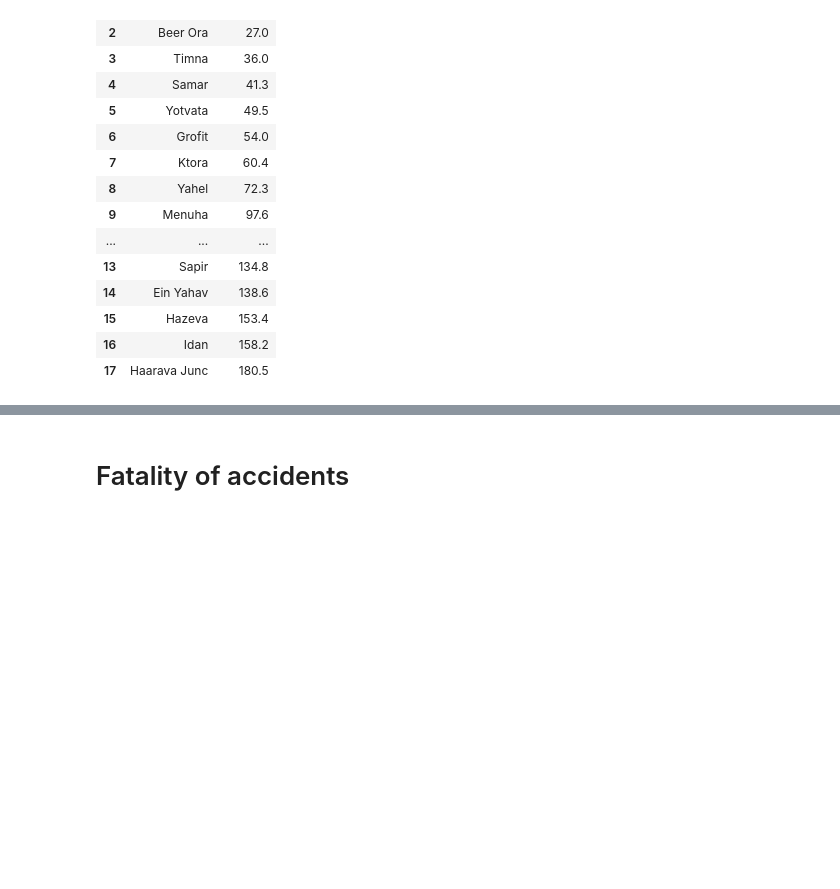
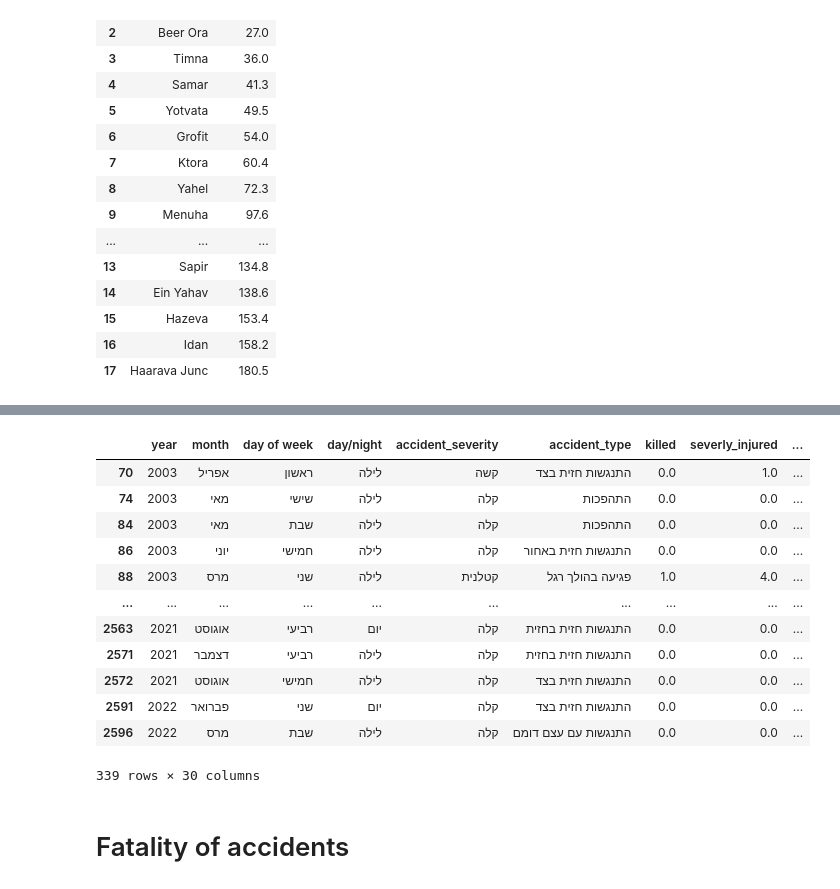
Before and after one commit to omrihar/k90, a Jupyter notebook: notebooks/summary_statistics.ipynb, the cells around one changed output, grey strips where cells are left out. Cells and saved outputs as stored; diff of their text form; code cells hidden in the pictures; blank space fills up the shorter version.

```diff
--- a/notebooks/summary_statistics.ipynb
+++ b/notebooks/summary_statistics.ipynb
@@ -129,2 +90,24 @@ dtype: int64
+# %%
+
+df_90.rename({'section_time':{
+        'not_extended_before_2012': 'ערבה תיכונה לפני 2012',
+        'not_extended_after_2012': 'ערבה תיכונה אחרי 2012',
+        'phase_1_before_2012': 'מקטע 1 לפני 2012',
+        'phase_1_after_2012': 'מקטע 1 אחרי 2012'
+}})
+# %% [output]
+|  | year | month | day of week | day/night | accident_severity | accident_type | killed | severly_injured | ... |
+| 70 | 2003 | אפריל | ראשון | לילה | קשה | התנגשות חזית בצד | 0.0 | 1.0 | ... |
+| 74 | 2003 | מאי | שישי | לילה | קלה | התהפכות | 0.0 | 0.0 | ... |
+| 84 | 2003 | מאי | שבת | לילה | קלה | התהפכות | 0.0 | 0.0 | ... |
+| 86 | 2003 | יוני | חמישי | לילה | קלה | התנגשות חזית באחור | 0.0 | 0.0 | ... |
+| 88 | 2003 | מרס | שני | לילה | קטלנית | פגיעה בהולך רגל | 1.0 | 4.0 | ... |
+| ... | ... | ... | ... | ... | ... | ... | ... | ... | ... |
+| 2563 | 2021 | אוגוסט | רביעי | יום | קלה | התנגשות חזית בחזית | 0.0 | 0.0 | ... |
+| 2571 | 2021 | דצמבר | רביעי | לילה | קלה | התנגשות חזית בחזית | 0.0 | 0.0 | ... |
+| 2572 | 2021 | אוגוסט | חמישי | לילה | קלה | התנגשות חזית בצד | 0.0 | 0.0 | ... |
+| 2591 | 2022 | פברואר | שני | יום | קלה | התנגשות חזית בצד | 0.0 | 0.0 | ... |
+| 2596 | 2022 | מרס | שבת | לילה | קלה | התנגשות עם עצם דומם | 0.0 | 0.0 | ... |
+339 rows × 30 columns
 # %%
 fig = (
```
Also changed, not shown: parts of 21 cells of this notebook, 8 other files.
